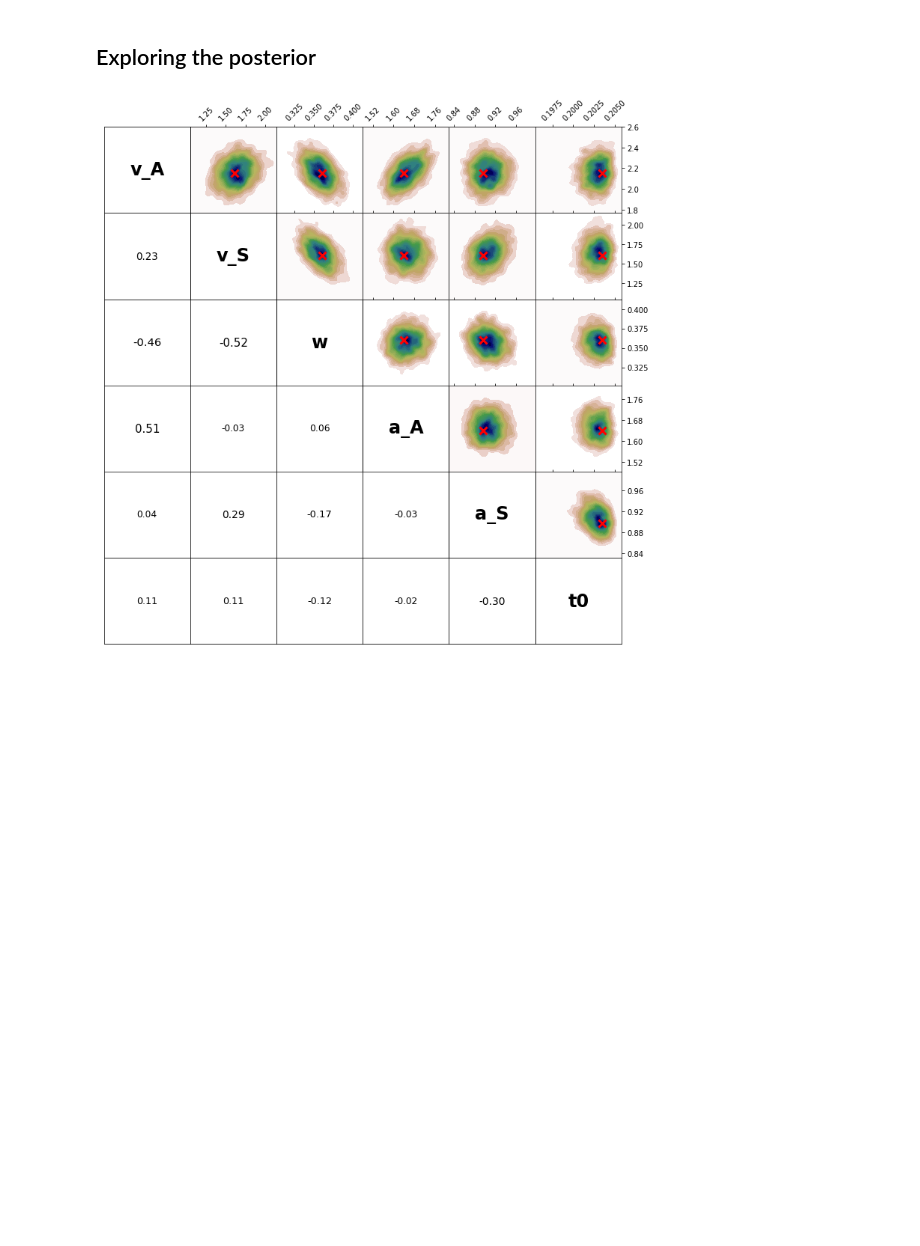
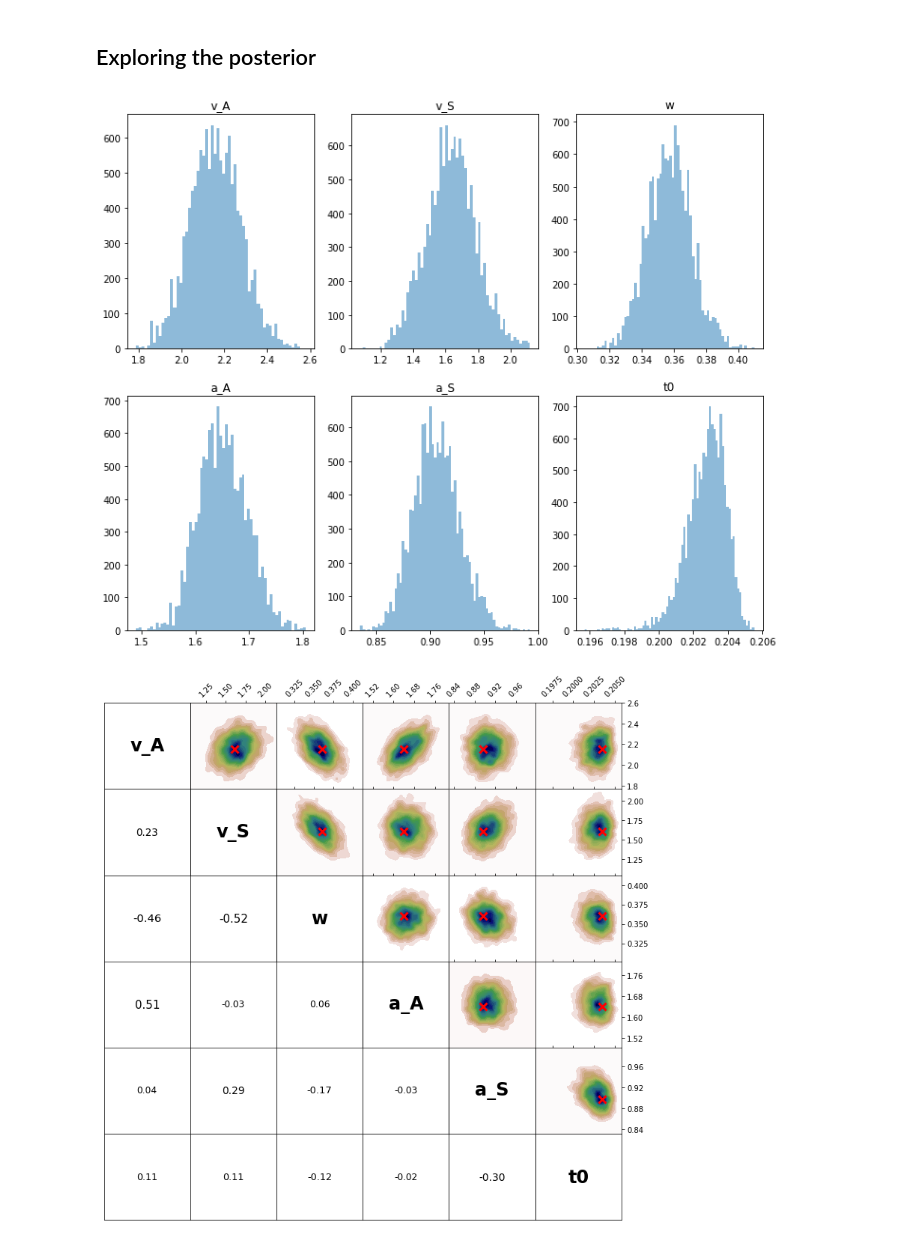
Before and after one commit to compmem/QuantCog, a Jupyter notebook: notebooks/10_Final_Decisions.ipynb, the cells around one changed output. Drawn from its saved outputs; the diff is of its cells as text; code cells hidden in the pictures; blank space fills up the shorter version.

Commit message:
Added missing figure

```diff
--- a/notebooks/10_Final_Decisions.ipynb
+++ b/notebooks/10_Final_Decisions.ipynb
@@ -248,6 +246,15 @@ plt.title(cond);
 [figure]
 # %% [markdown]
 ## Exploring the posterior
+# %%
+plt.figure(figsize=(12,10))
+burnin=250
+for i in range(len(params)):
+    plt.subplot(2,3,i+1)
+    plt.hist(m.particles[burnin:, :, i].flatten(), bins='auto', alpha=.5);
+    plt.title(m.param_names[i])
+# %% [output]
+[figure, added]
 # %%
 plt.figure(figsize=(12,12))
 
```
Also changed, not shown: parts of 1 cell of this notebook.
